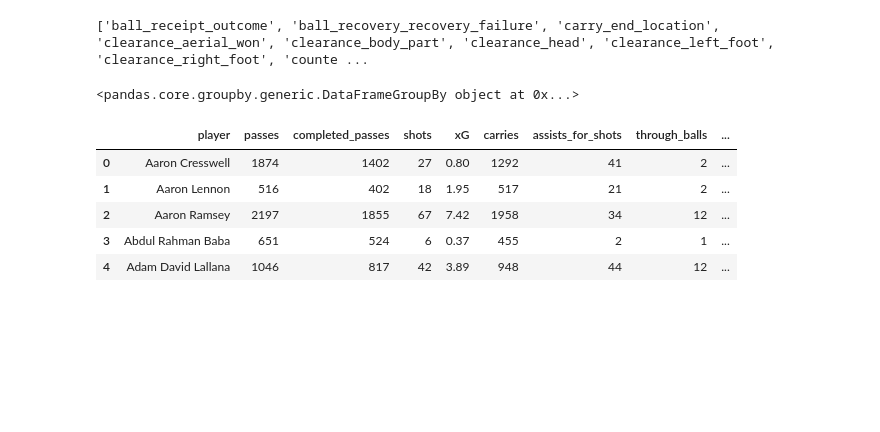
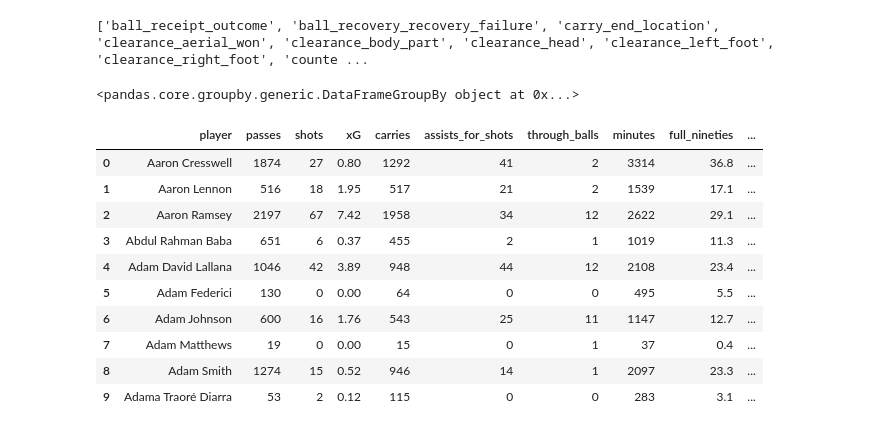
Before and after one commit to levokond/clustering-players-profiles, a Jupyter notebook: sb_data_importing.ipynb, the cells around one changed output. Saved outputs shown, nothing was run; the diff lists cells and outputs as text; code cells hidden in the pictures; blank space fills up the shorter version.

Commit message:
added DUELS and some other stats

```diff
--- a/sb_data_importing.ipynb
+++ b/sb_data_importing.ipynb
@@ -71,6 +71,33 @@ through_balls = (
     .size()
     .rename('through_balls')
 )
+duels_won = (
+    pl_2016[
+        (pl_2016['type'] == 'Duel') &
+        ((pl_2016['duel_outcome'] == 'Won') | (pl_2016['duel_outcome'] == 'Success In Play'))
+    ]
+    .groupby('player')
+    .size()
+    .rename('duels_won')
+)
+
+interceptions = (
+    pl_2016[
+        (pl_2016['type'] == 'Interception') &
+        ((pl_2016['interception_outcome'].notna()) & (pl_2016['interception_outcome'] != 'Lost In Play'))
+    ]
+    .groupby('player')
+    .size()
+    .rename('interceptions')
+)
+
+counterpresses = (
+    pl_2016[pl_2016['counterpress'] == True]
+    .groupby('player')
+    .size()
+    .rename('counterpresses')
+)
+
 
 
 #adding minutes played
@@ -107,20 +134,25 @@ full_nineties = round(minutes_per_player / 90, 1).rename('full_nineties')
 pass_accuracy = round(completed_passes / passes * 100, 1).rename('pass_accuracy %')
 
 # Merge all into a single DataFrame
-newdf = pd.concat([passes, completed_passes, shots, xg, carries, assists_for_shots, through_balls, minutes_per_player, full_nineties, pass_accuracy], axis=1).fillna(0)
+newdf = pd.concat([passes, shots, xg, carries, assists_for_shots, through_balls, minutes_per_player, full_nineties, pass_accuracy, duels_won, interceptions, counterpresses], axis=1).fillna(0)
 
 # Convert to integers where appropriate
-for col in ['passes', 'completed_passes', 'shots', 'carries', 'assists_for_shots', 'through_balls', 'minutes']:
+for col in ['passes', 'shots', 'carries', 'assists_for_shots', 'through_balls', 'minutes', 'duels_won']:
     newdf[col] = newdf[col].astype(int)
 
 # Reset index if you want a 'player' column instead of index
 newdf = newdf.reset_index()
 # %%
-newdf.head()
+newdf.head(10)
 # %% [output]
-|  | player | passes | completed_passes | shots | xG | carries | assists_for_shots | through_balls | ... |
-| 0 | Aaron Cresswell | 1874 | 1402 | 27 | 0.80 | 1292 | 41 | 2 | ... |
-| 1 | Aaron Lennon | 516 | 402 | 18 | 1.95 | 517 | 21 | 2 | ... |
-| 2 | Aaron Ramsey | 2197 | 1855 | 67 | 7.42 | 1958 | 34 | 12 | ... |
-| 3 | Abdul Rahman Baba | 651 | 524 | 6 | 0.37 | 455 | 2 | 1 | ... |
-| 4 | Adam David Lallana | 1046 | 817 | 42 | 3.89 | 948 | 44 | 12 | ... |
+|  | player | passes | shots | xG | carries | assists_for_shots | through_balls | minutes | full_nineties | ... |
+| 0 | Aaron Cresswell | 1874 | 27 | 0.80 | 1292 | 41 | 2 | 3314 | 36.8 | ... |
+| 1 | Aaron Lennon | 516 | 18 | 1.95 | 517 | 21 | 2 | 1539 | 17.1 | ... |
+| 2 | Aaron Ramsey | 2197 | 67 | 7.42 | 1958 | 34 | 12 | 2622 | 29.1 | ... |
+| 3 | Abdul Rahman Baba | 651 | 6 | 0.37 | 455 | 2 | 1 | 1019 | 11.3 | ... |
+| 4 | Adam David Lallana | 1046 | 42 | 3.89 | 948 | 44 | 12 | 2108 | 23.4 | ... |
+| 5 | Adam Federici | 130 | 0 | 0.00 | 64 | 0 | 0 | 495 | 5.5 | ... |
+| 6 | Adam Johnson | 600 | 16 | 1.76 | 543 | 25 | 11 | 1147 | 12.7 | ... |
+| 7 | Adam Matthews | 19 | 0 | 0.00 | 15 | 0 | 1 | 37 | 0.4 | ... |
+| 8 | Adam Smith | 1274 | 15 | 0.52 | 946 | 14 | 1 | 2097 | 23.3 | ... |
+| 9 | Adama Traoré Diarra | 53 | 2 | 0.12 | 115 | 0 | 0 | 283 | 3.1 | ... |
```
